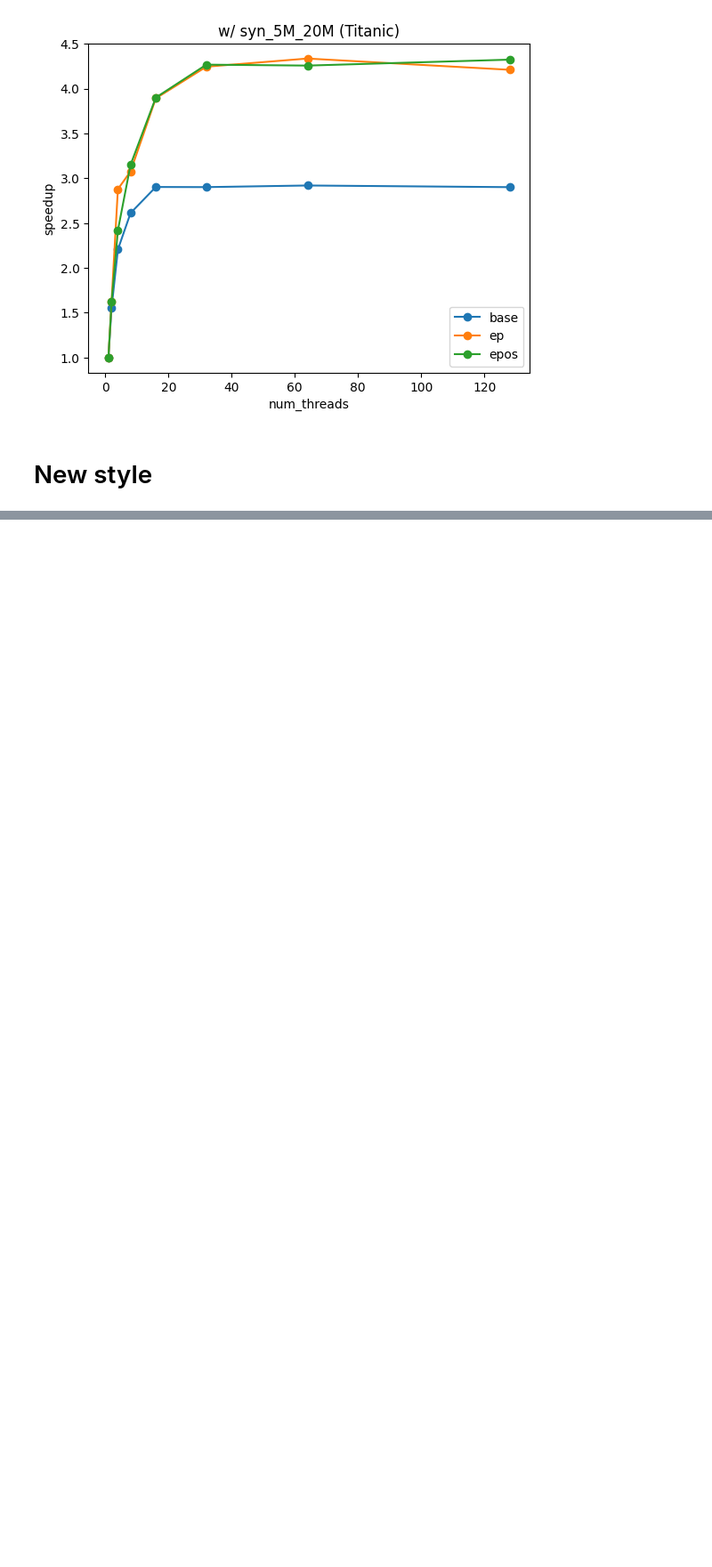
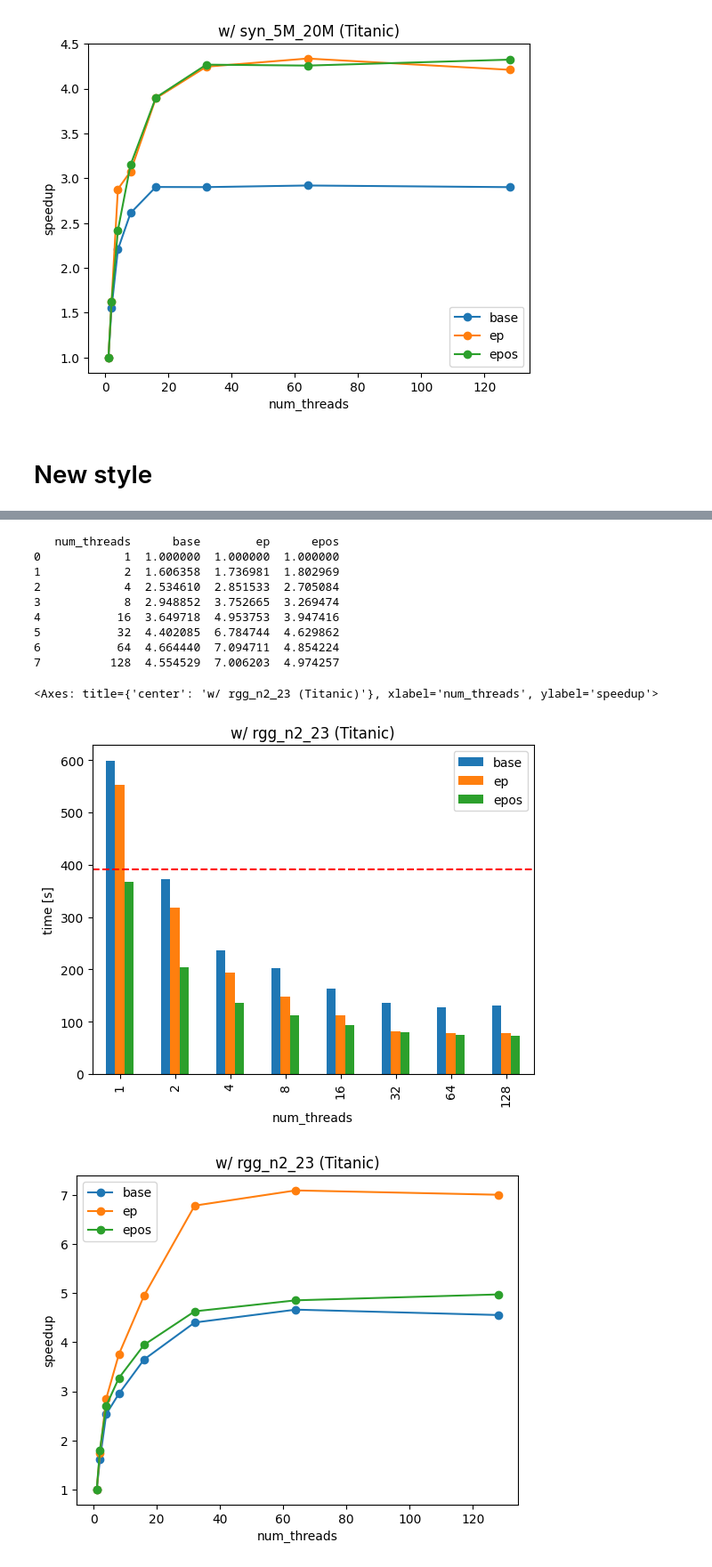
Before and after one commit to dSampietro/Rusty-CRACKER, a Jupyter notebook: plotting/nbk.ipynb, the cells around one changed output, grey strips where cells are left out. Shown: that part at 89% size. Drawn from its saved outputs; the diff is of its cells as text; code cells hidden in the pictures; blank space fills up the shorter version.

```diff
--- a/plotting/nbk.ipynb
+++ b/plotting/nbk.ipynb
@@ -141,0 +150,31 @@ plt.show()
+# %%
+nx_time = 391327.26264 / 1000
+
+info = pd.read_csv("rgg_diffThread.csv", comment='%')
+info[["base", "ep", "epos"]] = info[["base", "ep", "epos"]] / 1000
+
+info\
+    .plot(x="num_threads", ylabel="time [s]", kind="bar", stacked=False, title="w/ rgg_n2_23 (Titanic)")
+
+plt.axhline(y=nx_time, color='r', linestyle='--', label="NX")
+
+cols = ["base", "ep", "epos"]
+info[cols] = info.iloc[0][cols].div(info[cols])
+
+print(info)
+
+info\
+    .plot(x="num_threads", ylabel="speedup", kind="line", marker='o', title="w/ rgg_n2_23 (Titanic)")
+# %% [output]
+   num_threads      base        ep      epos
+0            1  1.000000  1.000000  1.000000
+1            2  1.606358  1.736981  1.802969
+2            4  2.534610  2.851533  2.705084
+3            8  2.948852  3.752665  3.269474
+4           16  3.649718  4.953753  3.947416
+5           32  4.402085  6.784744  4.629862
+6           64  4.664440  7.094711  4.854224
+7          128  4.554529  7.006203  4.974257
+<Axes: title={'center': 'w/ rgg_n2_23 (Titanic)'}, xlabel='num_threads', ylabel='speedup'>
+[figure, added]
+[figure, added]
```
Also changed, not shown: parts of 4 cells of this notebook.
